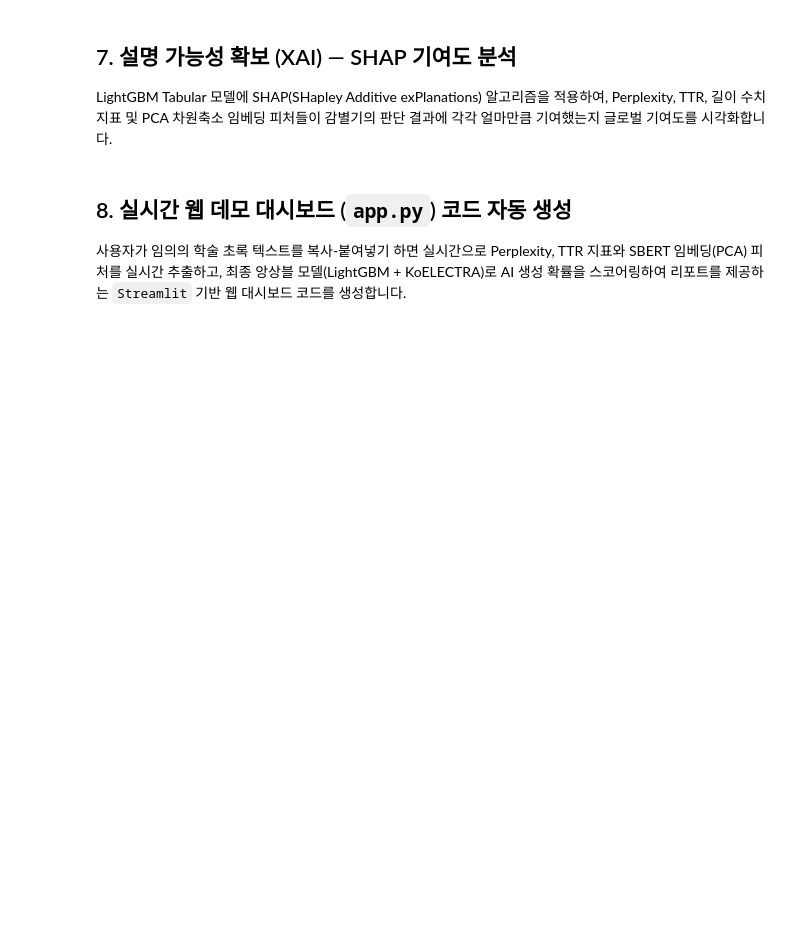
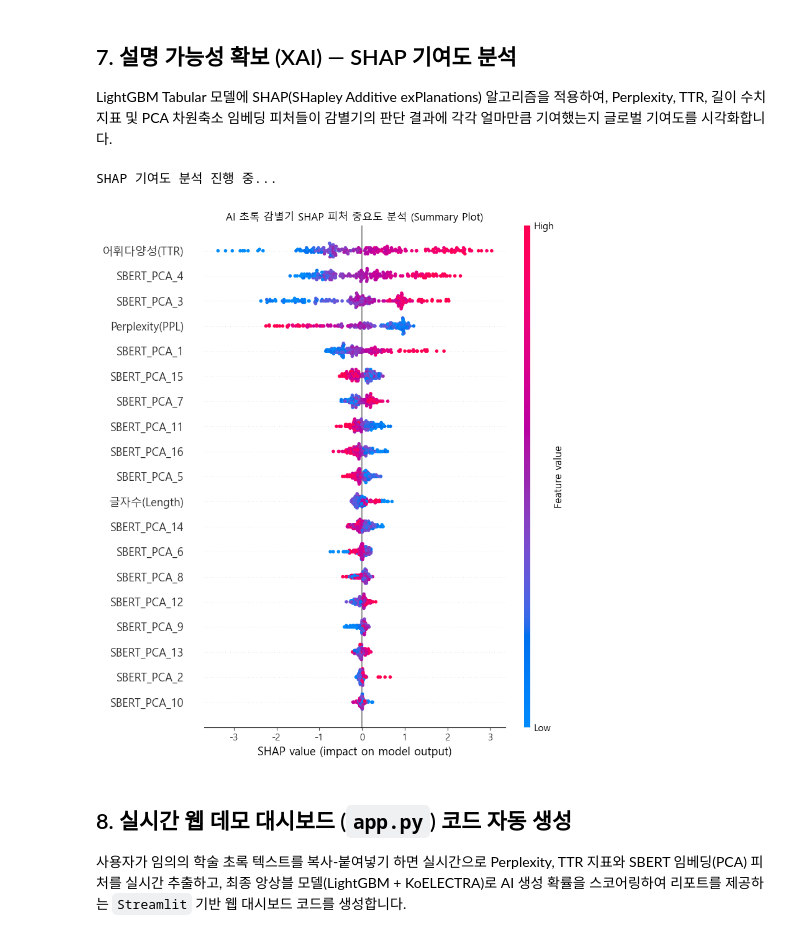
Before and after one commit to nuclyee72/ML_Team_Project_AbstractComp, a Jupyter notebook: ML_abstract_detector/ai_abstract_detector.ipynb, the cells around one changed output. Saved outputs shown, nothing was run; the diff lists cells and outputs as text; code cells hidden in the pictures; blank space fills up the shorter version.

```diff
--- a/ML_abstract_detector/ai_abstract_detector.ipynb
+++ b/ML_abstract_detector/ai_abstract_detector.ipynb
@@ -399,22 +492,31 @@ Perplexity, TTR, 길이 수치 지표 및 PCA 차원축소 임베딩 피처들
 # %%
 print("SHAP 기여도 분석 진행 중...")
 # SHAP 분석을 위한 피처명 정의
 feature_names = ['Perplexity(PPL)', '어휘다양성(TTR)', '글자수(Length)'] + [f'SBERT_PCA_{i+1}' for i in range(16)]
 
 # 베스트 LightGBM 모델 1개 지정
 best_lgb_model = lgb_models[0]
 
 # SHAP Explainer 선언
 explainer = shap.TreeExplainer(best_lgb_model)
 shap_values = explainer.shap_values(X_test_tabular)
 
+# 최신 SHAP 버전 호환: list면 [1] 인덱싱, 아니면 그대로 사용
+if isinstance(shap_values, list):
+    sv = shap_values[1]   # 구버전 SHAP (binary → [class0, class1])
+else:
+    sv = shap_values      # 신버전 SHAP (단일 배열 반환)
+
 # SHAP Summary Plot 출력
 plt.figure(figsize=(10, 6))
-shap.summary_plot(shap_values[1], X_test_tabular, feature_names=feature_names, show=False)
+shap.summary_plot(sv, X_test_tabular, feature_names=feature_names, show=False)
 plt.title('AI 초록 감별기 SHAP 피처 중요도 분석 (Summary Plot)')
 plt.tight_layout()
 plt.savefig('shap_summary_plot.png')
 plt.show()
+# %% [output]
+SHAP 기여도 분석 진행 중...
+[figure, added]
 # %% [markdown]
 ## 8. 실시간 웹 데모 대시보드 (`app.py`) 코드 자동 생성
 사용자가 임의의 학술 초록 텍스트를 복사-붙여넣기 하면 실시간으로 Perplexity, TTR 지표와 SBERT 임베딩(PCA) 피처를 실시간 추출하고,
```
Also changed, not shown: parts of 8 cells of this notebook, 6 other files.
